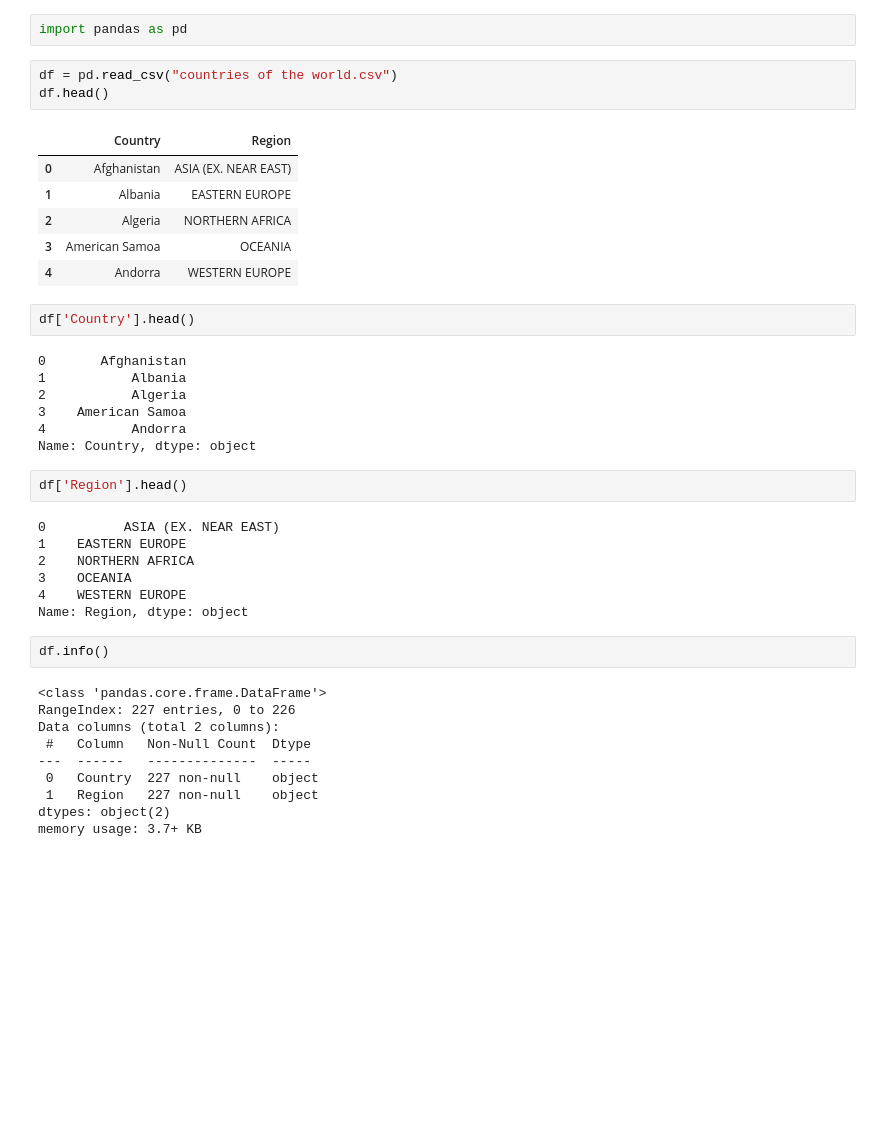
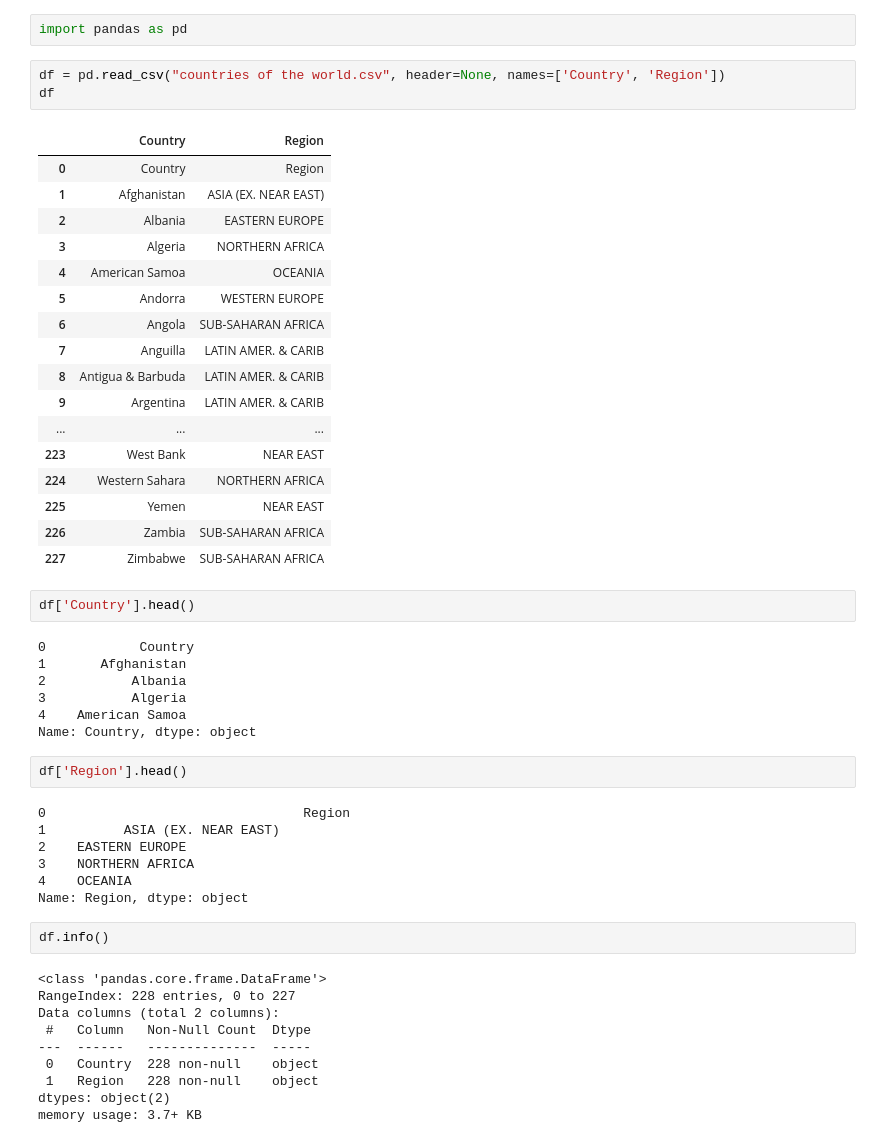
Before and after one commit to raaakibul/ML-course, a Jupyter notebook: Pandas-for-beginners/pandas-reading-files.ipynb, the cells around one changed output. Saved outputs shown, nothing was run; the diff lists cells and outputs as text; blank space fills up the shorter version.

```diff
--- a/Pandas-for-beginners/pandas-reading-files.ipynb
+++ b/Pandas-for-beginners/pandas-reading-files.ipynb
@@ -1,43 +1,54 @@
 # %%
 import pandas as pd
 # %%
-df = pd.read_csv("countries of the world.csv")
-df.head()
+df = pd.read_csv("countries of the world.csv", header=None, names=['Country', 'Region'])
+df
 # %% [output]
 |  | Country | Region |
-| 0 | Afghanistan | ASIA (EX. NEAR EAST) |
-| 1 | Albania | EASTERN EUROPE |
-| 2 | Algeria | NORTHERN AFRICA |
-| 3 | American Samoa | OCEANIA |
-| 4 | Andorra | WESTERN EUROPE |
+| 0 | Country | Region |
+| 1 | Afghanistan | ASIA (EX. NEAR EAST) |
+| 2 | Albania | EASTERN EUROPE |
+| 3 | Algeria | NORTHERN AFRICA |
+| 4 | American Samoa | OCEANIA |
+| 5 | Andorra | WESTERN EUROPE |
+| 6 | Angola | SUB-SAHARAN AFRICA |
+| 7 | Anguilla | LATIN AMER. & CARIB |
+| 8 | Antigua & Barbuda | LATIN AMER. & CARIB |
+| 9 | Argentina | LATIN AMER. & CARIB |
+| ... | ... | ... |
+| 223 | West Bank | NEAR EAST |
+| 224 | Western Sahara | NORTHERN AFRICA |
+| 225 | Yemen | NEAR EAST |
+| 226 | Zambia | SUB-SAHARAN AFRICA |
+| 227 | Zimbabwe | SUB-SAHARAN AFRICA |
 # %%
 df['Country'].head()
 # %% [output]
-0       Afghanistan
-1           Albania
-2           Algeria
-3    American Samoa
-4           Andorra
+0            Country
+1       Afghanistan
+2           Albania
+3           Algeria
+4    American Samoa
 Name: Country, dtype: object
 # %%
 df['Region'].head()
 # %% [output]
-0          ASIA (EX. NEAR EAST)
-1    EASTERN EUROPE
-2    NORTHERN AFRICA
-3    OCEANIA
-4    WESTERN EUROPE
+0                                 Region
+1          ASIA (EX. NEAR EAST)
+2    EASTERN EUROPE
+3    NORTHERN AFRICA
+4    OCEANIA
 Name: Region, dtype: object
 # %%
 df.info()
 # %% [output]
 <class 'pandas.core.frame.DataFrame'>
-RangeIndex: 227 entries, 0 to 226
+RangeIndex: 228 entries, 0 to 227
 Data columns (total 2 columns):
  #   Column   Non-Null Count  Dtype
 ---  ------   --------------  -----
- 0   Country  227 non-null    object
- 1   Region   227 non-null    object
+ 0   Country  228 non-null    object
+ 1   Region   228 non-null    object
 dtypes: object(2)
 memory usage: 3.7+ KB
 # %%
```
Also changed, not shown: parts of 2 cells of this notebook.
